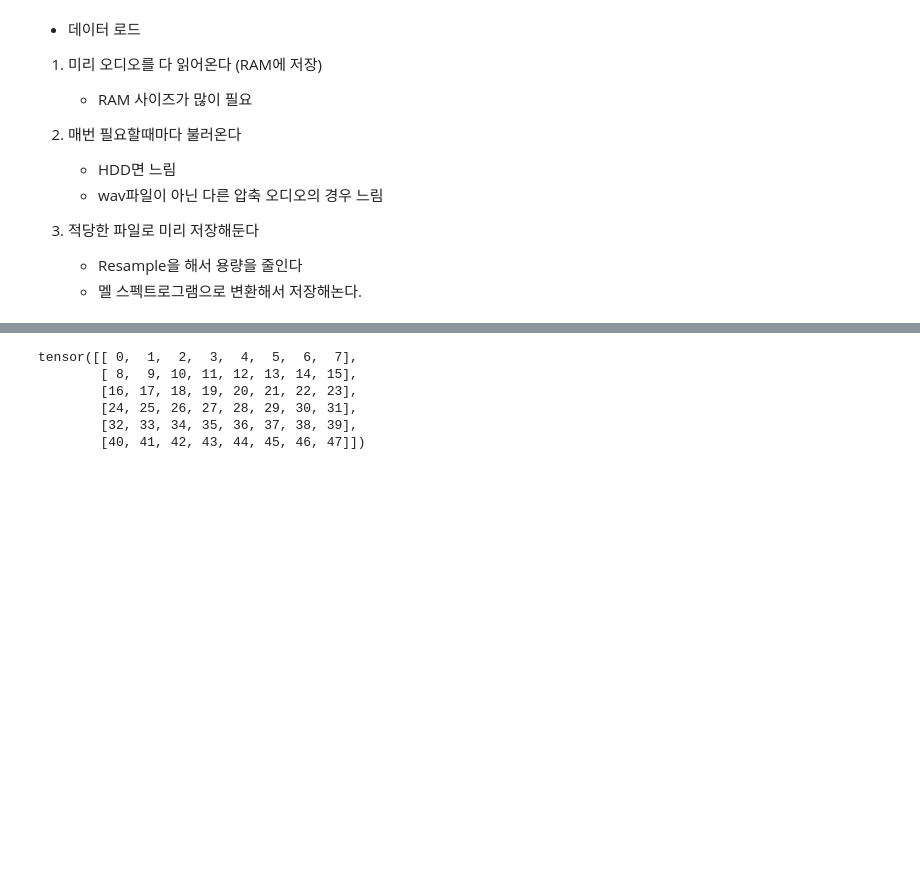
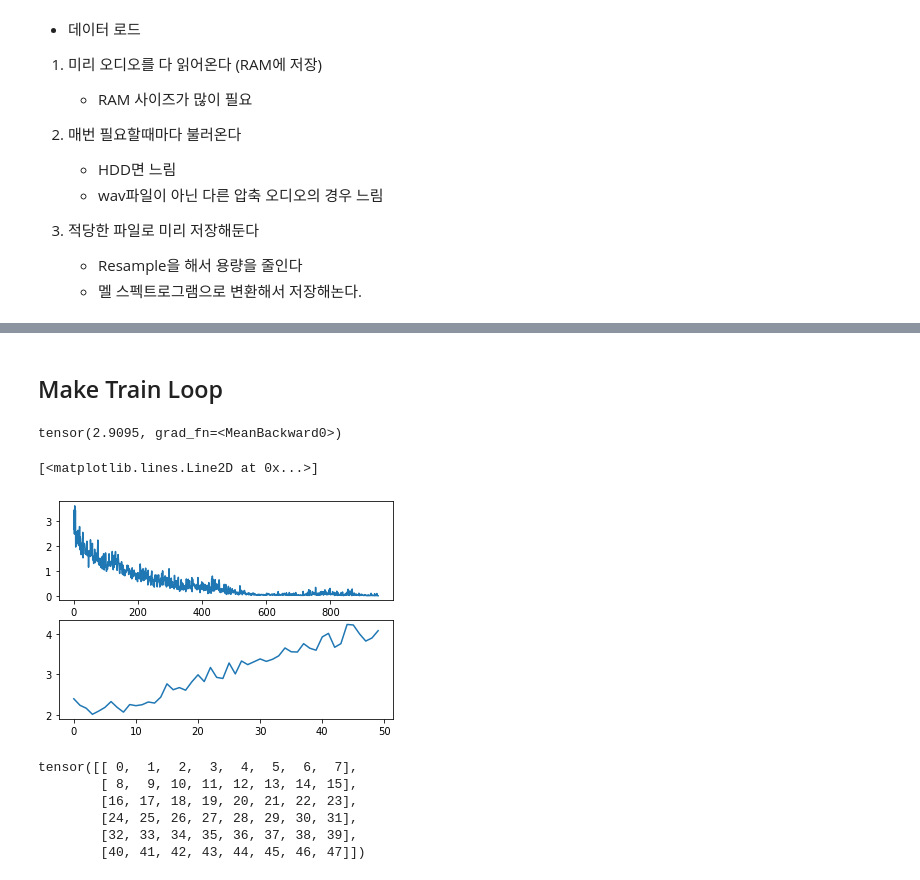
Before and after one commit to jdasam/ant5015-2022Spring, a Jupyter notebook: 4th week live coding.ipynb, the cells around one changed output, grey strips where cells are left out. Cells and saved outputs as stored; diff of their text form; code cells hidden in the pictures; blank space fills up the shorter version.

```diff
--- a/4th week live coding.ipynb
+++ b/4th week live coding.ipynb
@@ -182,3 +281,62 @@ tensor([[0.0912, 0.0813, 0.1159, 0.0552, 0.2194, 0.0783, 0.0785, 0.0485, 0.1259,
+# %% [markdown]
+## Make Train Loop
+# %%
+train_loader = DataLoader(trainset, batch_size=32, shuffle=True, num_workers=4, pin_memory=True)
+valid_loader = DataLoader(validset, batch_size=128, num_workers=4, pin_memory=True)
+test_loader = DataLoader(testset, batch_size=128, num_workers=4, pin_memory=True)
+# %%
+def get_nll(pred, target, eps=1e-6):
+  pred_value_for_correct_class = pred[torch.arange(len(target)), target]
+  nll_value = -torch.log(pred_value_for_correct_class + eps)
+  return torch.mean(nll_value)
+
+get_nll(out, label)
+# %% [output]
+tensor(2.9095, grad_fn=<MeanBackward0>)
+# %%
+def validate_model(model, data_loader, device):
+  val_loss = 0
+  with torch.no_grad():
+    for batch in data_loader:
+      audio, label = batch
+      prediction = model(audio.to(device))
+      loss = get_nll(prediction, label)
+      val_loss += loss.cpu().item() * len(label)
+  return val_loss / len(data_loader.dataset)
+# %%
+from tqdm import tqdm
+
+device = 'cuda' # or 'cpu'
+model = GenreModel()
+optimizer = torch.optim.Adam(model.parameters(), lr=1e-3)
+model.to(device)
+
+num_epochs=50
+loss_record = []
+val_loss_record = []
+
+for epoch in tqdm(range(num_epochs)):
+  for batch in train_loader:
+    audio, label = batch
+    prediction = model(audio.to(device))
+    loss = get_nll(prediction, label)
+    loss.backward() # backprop and calculate gradient
+
+    optimizer.step() # update parameters
+    optimizer.zero_grad() # reset gradient
+    loss_record.append(loss.item())
+
+  val_loss = validate_model(model, valid_loader, device=device)
+  val_loss_record.append(val_loss)
+# %%
+import matplotlib.pyplot as plt
+plt.subplot(2,1,1)
+plt.plot(loss_record)
+plt.subplot(2,1,2)
+plt.plot(val_loss_record)
+# %% [output]
+[<matplotlib.lines.Line2D at 0x...>]
+[figure, added]
 # %%
 test = torch.arange(48).reshape(6,8)
 test
```
Also changed, not shown: parts of 19 cells of this notebook.
